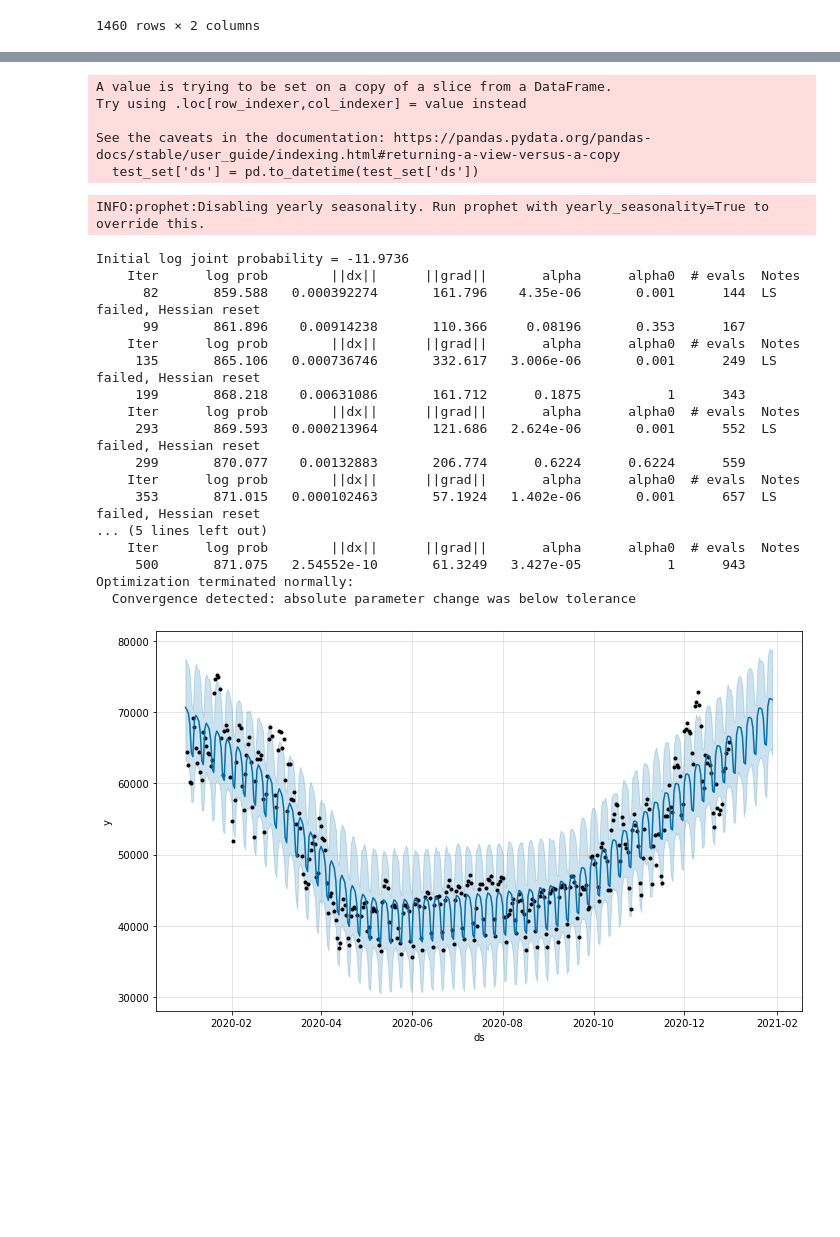
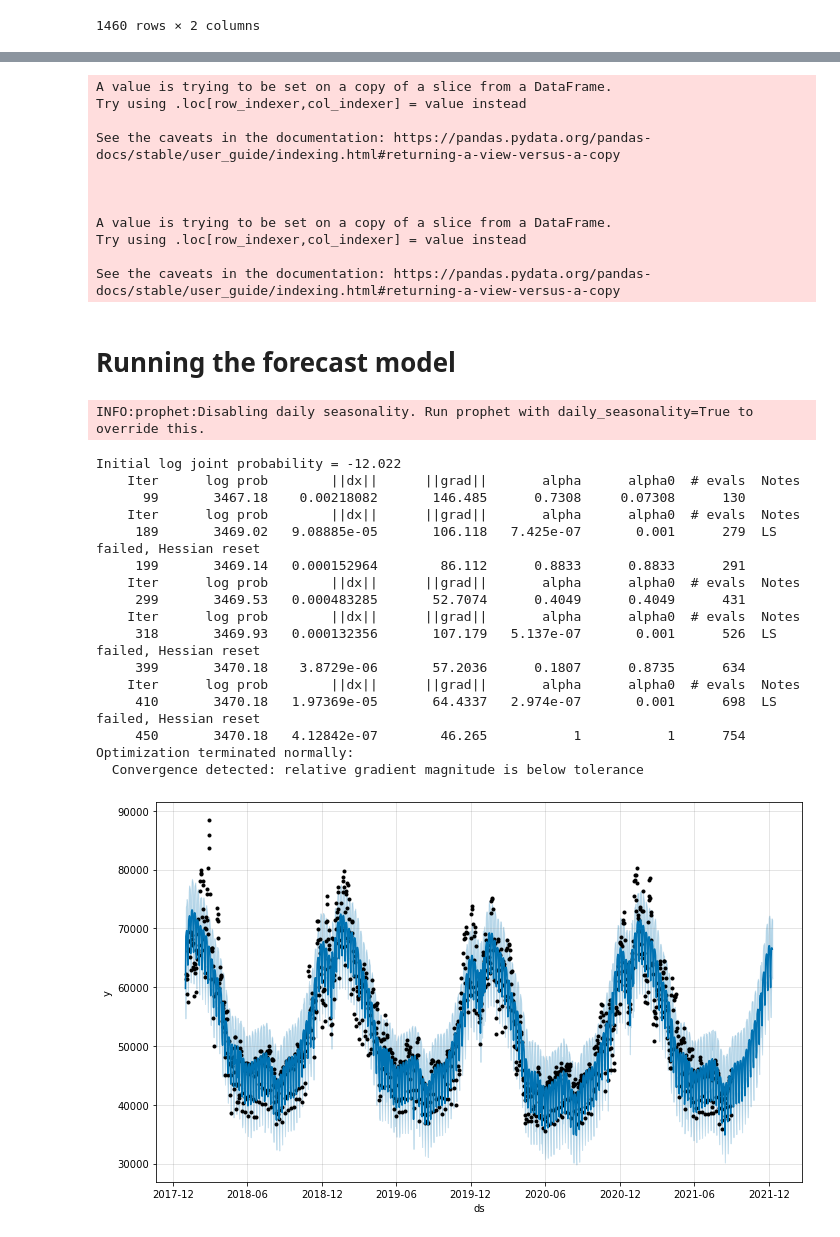
Before and after one commit to snowbalzz/Modeling, a Jupyter notebook: Gen2/Facebook_model.ipynb, the cells around one changed output, grey strips where cells are left out. Saved outputs shown, nothing was run; the diff lists cells and outputs as text; code cells hidden in the pictures; blank space fills up the shorter version.

```diff
--- a/Gen2/Facebook_model.ipynb
+++ b/Gen2/Facebook_model.ipynb
@@ -29,8 +59,11 @@ period = 29
 # %%
 # Splitting Dataset Into Train Set And Test Set
-train_set = demand_data[(demand_data.ds < '2021-01-01')]
-train_set = train_set[(train_set.ds >= '2020-01-01')]
-test_set = demand_data[(demand_data.ds >= '2021-01-01')]
+train_set = demand_data[(demand_data.ds < '2021-09-01')]
+test_set = demand_data[(demand_data.ds >= '2021-09-01')]
+# test_set = test_set.reindex(index=test_set.index[::-1])
+# test_set.reset_index(inplace = True)
+# test_set = test_set.drop(["index"], axis=1)
+# test_set
 
 # Convert to Date Time
 train_set['ds'] = pd.to_datetime(train_set['ds'])
@@ -43,26 +76,10 @@ A value is trying to be set on a copy of a slice from a DataFrame.
 Try using .loc[row_indexer,col_indexer] = value instead
 
 See the caveats in the documentation: https://pandas.pydata.org/pandas-docs/stable/user_guide/indexing.html#returning-a-view-versus-a-copy
-  test_set['ds'] = pd.to_datetime(test_set['ds'])
+
+
+
+A value is trying to be set on a copy of a slice from a DataFrame.
+Try using .loc[row_indexer,col_indexer] = value instead
+
+See the caveats in the documentation: https://pandas.pydata.org/pandas-docs/stable/user_guide/indexing.html#returning-a-view-versus-a-copy
-# %%
-m = Prophet(interval_width=0.95, daily_seasonality=True)
-model = m.fit(train_set)
-# %% [output]
-INFO:prophet:Disabling yearly seasonality. Run prophet with yearly_seasonality=True to override this.
-Initial log joint probability = -11.9736
-    Iter      log prob        ||dx||      ||grad||       alpha      alpha0  # evals  Notes
-      82       859.588   0.000392274       161.796    4.35e-06       0.001      144  LS failed, Hessian reset
-      99       861.896    0.00914238       110.366     0.08196       0.353      167
-    Iter      log prob        ||dx||      ||grad||       alpha      alpha0  # evals  Notes
-     135       865.106   0.000736746       332.617   3.006e-06       0.001      249  LS failed, Hessian reset
-     199       868.218    0.00631086       161.712      0.1875           1      343
-    Iter      log prob        ||dx||      ||grad||       alpha      alpha0  # evals  Notes
-     293       869.593   0.000213964       121.686   2.624e-06       0.001      552  LS failed, Hessian reset
-     299       870.077    0.00132883       206.774      0.6224      0.6224      559
-    Iter      log prob        ||dx||      ||grad||       alpha      alpha0  # evals  Notes
-     353       871.015   0.000102463       57.1924   1.402e-06       0.001      657  LS failed, Hessian reset
-... (5 lines left out)
-    Iter      log prob        ||dx||      ||grad||       alpha      alpha0  # evals  Notes
-     500       871.075   2.54552e-10       61.3249   3.427e-05           1      943
-Optimization terminated normally:
-  Convergence detected: absolute parameter change was below tolerance
@@ -72,5 +86,30 @@ forecast = m.predict(future)
-# %%
-#Data visualization from the official source
-figure_forecast = m.plot(forecast)
-# %% [output]
-[figure, removed]
+# %% [markdown]
+# Running the forecast model
+# %%
+m = Prophet(yearly_seasonality=True, seasonality_mode='additive' )
+m.add_country_holidays(country_name='France')
+model = m.fit(train_set)
+future = m.make_future_dataframe(periods=period,freq='D')
+forecast = m.predict(future)
+
+#Data visualization from the official source
+figure_forecast = m.plot(forecast)
+# %% [output]
+INFO:prophet:Disabling daily seasonality. Run prophet with daily_seasonality=True to override this.
+Initial log joint probability = -12.022
+    Iter      log prob        ||dx||      ||grad||       alpha      alpha0  # evals  Notes
+      99       3467.18    0.00218082       146.485      0.7308     0.07308      130
+    Iter      log prob        ||dx||      ||grad||       alpha      alpha0  # evals  Notes
+     189       3469.02   9.08885e-05       106.118   7.425e-07       0.001      279  LS failed, Hessian reset
+     199       3469.14   0.000152964        86.112      0.8833      0.8833      291
+    Iter      log prob        ||dx||      ||grad||       alpha      alpha0  # evals  Notes
+     299       3469.53   0.000483285       52.7074      0.4049      0.4049      431
+    Iter      log prob        ||dx||      ||grad||       alpha      alpha0  # evals  Notes
+     318       3469.93   0.000132356       107.179   5.137e-07       0.001      526  LS failed, Hessian reset
+     399       3470.18    3.8729e-06       57.2036      0.1807      0.8735      634
+    Iter      log prob        ||dx||      ||grad||       alpha      alpha0  # evals  Notes
+     410       3470.18   1.97369e-05       64.4337   2.974e-07       0.001      698  LS failed, Hessian reset
+     450       3470.18   4.12842e-07        46.265           1           1      754
+Optimization terminated normally:
+  Convergence detected: relative gradient magnitude is below tolerance
+[figure, added]
```
Also changed, not shown: parts of 13 cells of this notebook, 11 other files.
